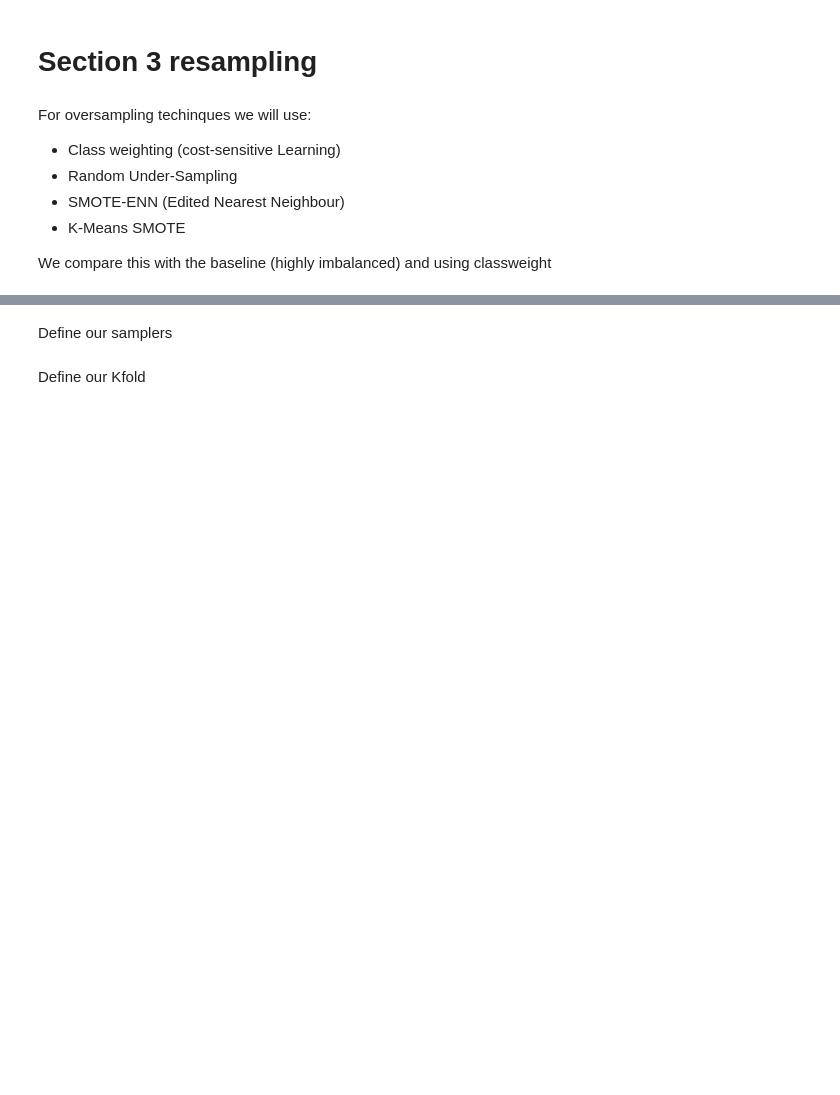
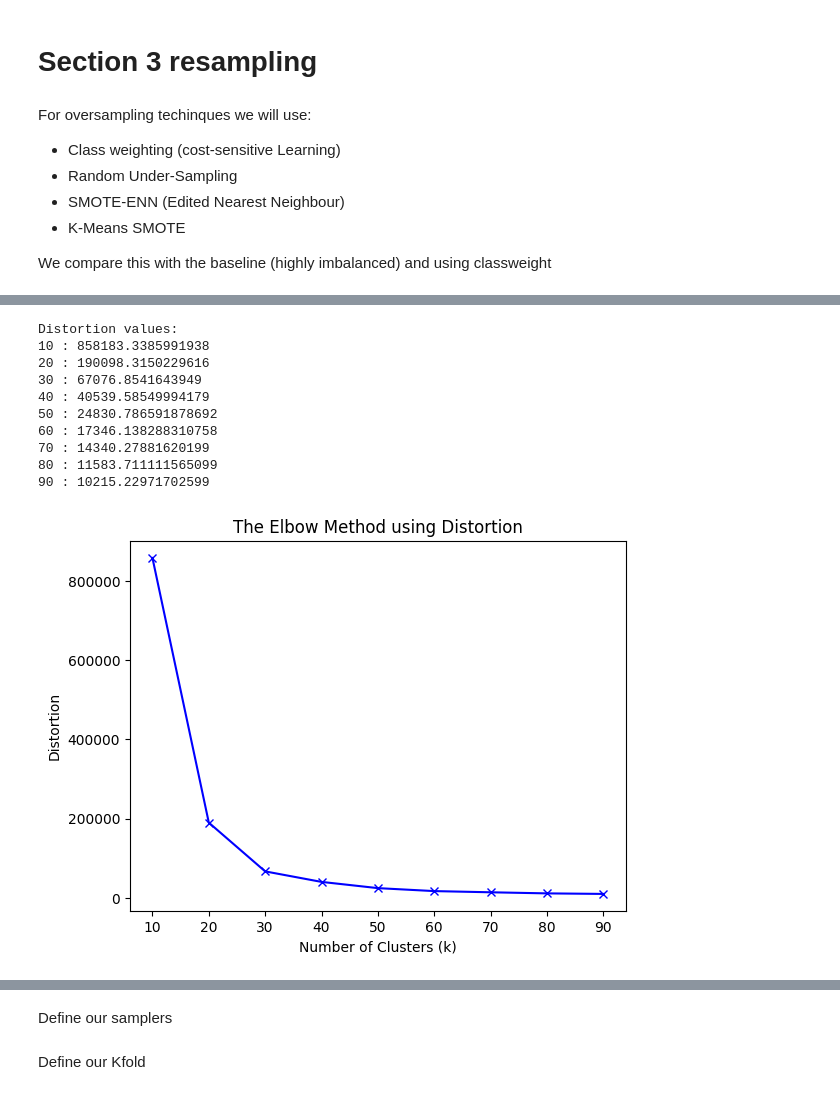
Before and after one commit to TimAngevare/Adversarial-Attacks-on-Class-Imbalanced-Lending-Default-Models, a Jupyter notebook: Advesarial_attacks.ipynb, the cells around one changed output, grey strips where cells are left out. Drawn from its saved outputs; the diff is of its cells as text; code cells hidden in the pictures; blank space fills up the shorter version.

Commit message:
Added elbow method for Kmeans

```diff
--- a/Advesarial_attacks.ipynb
+++ b/Advesarial_attacks.ipynb
@@ -424,3 +583,13 @@ df = df.dropna(subset=["target"])
+# %%
+
+
+
+
+dummies = df.select_dtypes(include=['object', 'str']).columns.tolist()
+
+
+
+df = pd.get_dummies(df, columns=dummies, drop_first=True)
 # %% [markdown]
 ### This dataset does not have that much class imbalance (20%) compared to financial datasets. For our research we want class imbalance, so we will randomly undersample to get the minority class to 1%, 5%, 10% and 20%
 # %% [markdown]
@@ -490,0 +686,25 @@ from sklearn.preprocessing import StandardScaler
+# %%
+distortions = []
+inertias = []
+mapping1 = {}
+mapping2 = {}
+
+X = datasets[0.1][0]  # Using the dataset with 10% minority fraction for clustering
+imputer = SimpleImputer(strategy='mean')
+X_imputed = imputer.fit_transform(X)
+
+K = range(10, 100, 10)
+
+for k in K:
+    print(f"Calculating distortions and inertias for k={k}...")
+
+    kmeansModel = KMeans(n_clusters=k, random_state=RANDOM_STATE).fit(X_imputed)  # Using the dataset with 10% minority fraction for clustering
+    distortions.append(sum(np.min(cdist(X_imputed, kmeansModel.cluster_centers_, 'euclidean'), axis=1)**2) / X_imputed.shape[0])
+
+    inertias.append(kmeansModel.inertia_)
+
+    print(f"Distortion for k={k}: {distortions[-1]}")
+    print(f"Inertia for k={k}: {inertias[-1]}")
+
+    mapping1[k] = distortions[-1]
+    mapping2[k] = inertias[-1]
@@ -490,0 +744,22 @@ from sklearn.preprocessing import StandardScaler
+# %%
+print("Distortion values:")
+for key, val in mapping1.items():
+    print(f'{key} : {val}')
+
+plt.plot(K, distortions, 'bx-')
+plt.xlabel('Number of Clusters (k)')
+plt.ylabel('Distortion')
+plt.title('The Elbow Method using Distortion')
+plt.show()
+# %% [output]
+Distortion values:
+10 : 858183.3385991938
+20 : 190098.3150229616
+30 : 67076.8541643949
+40 : 40539.58549994179
+50 : 24830.786591878692
+60 : 17346.138288310758
+70 : 14340.27881620199
+80 : 11583.711111565099
+90 : 10215.22971702599
+[figure, added]
```
Also changed, not shown: parts of 30 cells of this notebook.
